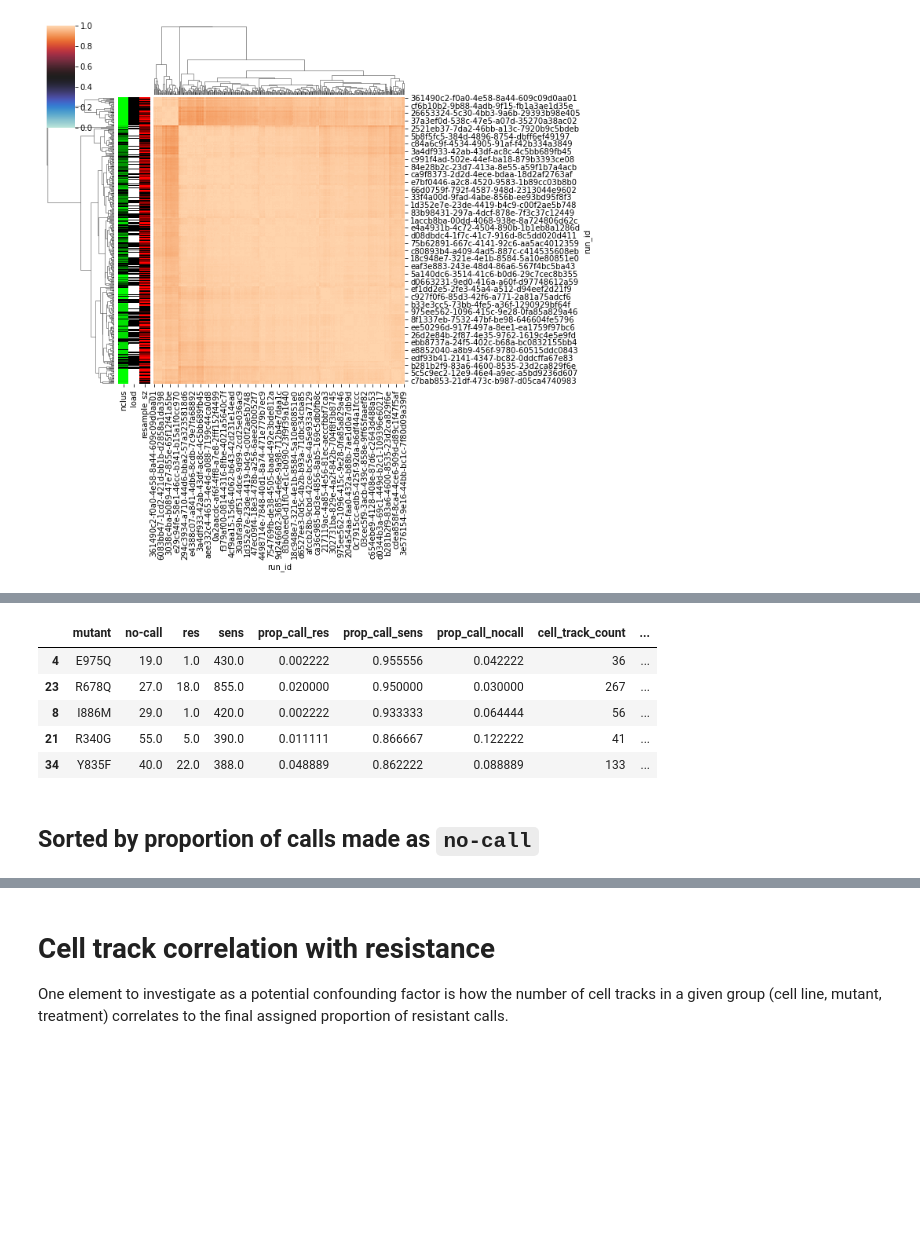
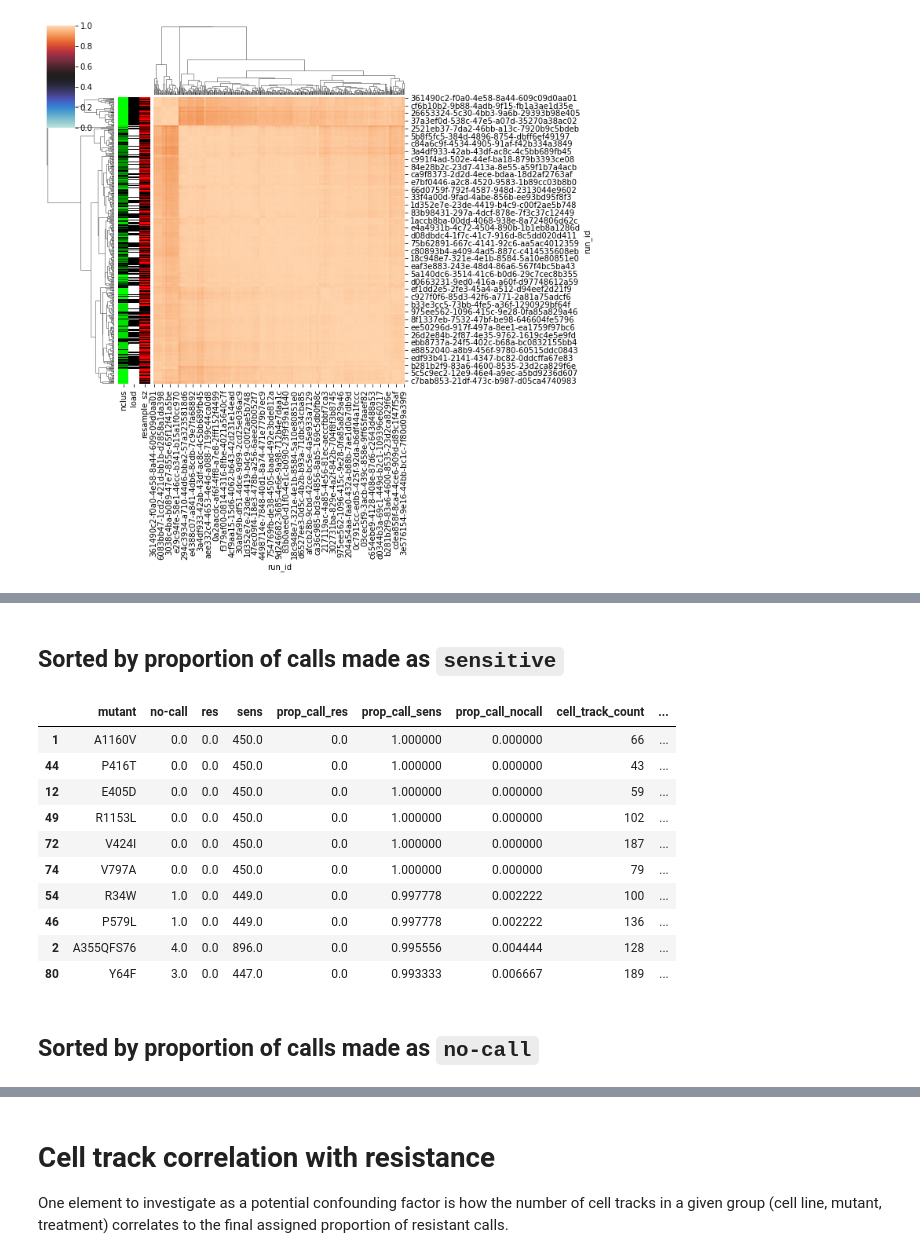
Before and after one commit to nathanieljevans/HER2_mutant, a Jupyter notebook: HER2_sensitivity_results_analysis [trastuzumab].ipynb, the cells around one changed output, grey strips where cells are left out. Saved outputs shown, nothing was run; the diff lists cells and outputs as text; code cells hidden in the pictures; blank space fills up the shorter version.

```diff
--- a/HER2_sensitivity_results_analysis [trastuzumab].ipynb
+++ b/HER2_sensitivity_results_analysis [trastuzumab].ipynb
@@ -211,11 +233,10 @@ Using the results of all analysis runs (with different configurations) we can as
 # %%
-conc_calls = prob_res.groupby(['mutant', 'call']).count()[['run_id']].reset_index().set_index('mutant').pivot(columns='call', values='run_id')\
+conc_calls = prob_res.groupby(['mutant', 'call']).count()[['run_id']].reset_index().set_index('mutant') \
+                    .pivot(columns='call', values='run_id').fillna(value=0) \
                     .assign(prop_call_res=lambda x: x.res / (x.res + x.sens + x['no-call']))\
                     .assign(prop_call_sens=lambda x: x.sens / (x.res + x.sens + x['no-call']))\
-                    .assign(prop_call_nocall=lambda x: x['no-call'] / (x.res + x.sens + x['no-call'])).dropna()
+                    .assign(prop_call_nocall=lambda x: x['no-call'] / (x.res + x.sens + x['no-call']))
 
-conc_calls = conc_calls.merge(prob_res[['mutant', 'cell_track_count']].drop_duplicates(), on='mutant')
-
+conc_calls = conc_calls.merge(prob_res[['mutant', 'cell_track_count', 'low_data_flag']].drop_duplicates(), on='mutant')
 conc_calls = conc_calls.merge(prob_res[['mutant', 'PC1_batch_flag', 'PC2_batch_flag']].groupby('mutant').agg('mean').reset_index())
-
 conc_calls = conc_calls.rename({'PC1_batch_flag': 'prop_PC1_batch_flag', 'PC2_batch_flag': 'prop_PC2_batch_flag'}, axis=1)
@@ -238,14 +279,21 @@ conc_calls.sort_values('prop_call_res', ascending=False).head(5)
+# %% [markdown]
+## Sorted by proportion of calls made as `sensitive`
 # %%
-conc_calls.sort_values('prop_call_sens', ascending=False).head(5)
+conc_calls.sort_values('prop_call_sens', ascending=False).head(10)
 # %% [output]
 |  | mutant | no-call | res | sens | prop_call_res | prop_call_sens | prop_call_nocall | cell_track_count | ... |
-| 4 | E975Q | 19.0 | 1.0 | 430.0 | 0.002222 | 0.955556 | 0.042222 | 36 | ... |
-| 23 | R678Q | 27.0 | 18.0 | 855.0 | 0.020000 | 0.950000 | 0.030000 | 267 | ... |
-| 8 | I886M | 29.0 | 1.0 | 420.0 | 0.002222 | 0.933333 | 0.064444 | 56 | ... |
-| 21 | R340G | 55.0 | 5.0 | 390.0 | 0.011111 | 0.866667 | 0.122222 | 41 | ... |
-| 34 | Y835F | 40.0 | 22.0 | 388.0 | 0.048889 | 0.862222 | 0.088889 | 133 | ... |
+| 1 | A1160V | 0.0 | 0.0 | 450.0 | 0.0 | 1.000000 | 0.000000 | 66 | ... |
+| 44 | P416T | 0.0 | 0.0 | 450.0 | 0.0 | 1.000000 | 0.000000 | 43 | ... |
+| 12 | E405D | 0.0 | 0.0 | 450.0 | 0.0 | 1.000000 | 0.000000 | 59 | ... |
+| 49 | R1153L | 0.0 | 0.0 | 450.0 | 0.0 | 1.000000 | 0.000000 | 102 | ... |
+| 72 | V424I | 0.0 | 0.0 | 450.0 | 0.0 | 1.000000 | 0.000000 | 187 | ... |
+| 74 | V797A | 0.0 | 0.0 | 450.0 | 0.0 | 1.000000 | 0.000000 | 79 | ... |
+| 54 | R34W | 1.0 | 0.0 | 449.0 | 0.0 | 0.997778 | 0.002222 | 100 | ... |
+| 46 | P579L | 1.0 | 0.0 | 449.0 | 0.0 | 0.997778 | 0.002222 | 136 | ... |
+| 2 | A355QFS76 | 4.0 | 0.0 | 896.0 | 0.0 | 0.995556 | 0.004444 | 128 | ... |
+| 80 | Y64F | 3.0 | 0.0 | 447.0 | 0.0 | 0.993333 | 0.006667 | 189 | ... |
-# %% [markdown]
-## Sorted by proportion of calls made as `no-call`
+# %% [markdown]
+## Sorted by proportion of calls made as `no-call`
 # %%
 conc_calls.sort_values('prop_call_nocall', ascending=False).head(5)
 # %% [output]
```
Also changed, not shown: parts of 28 cells of this notebook, 3 other files.
